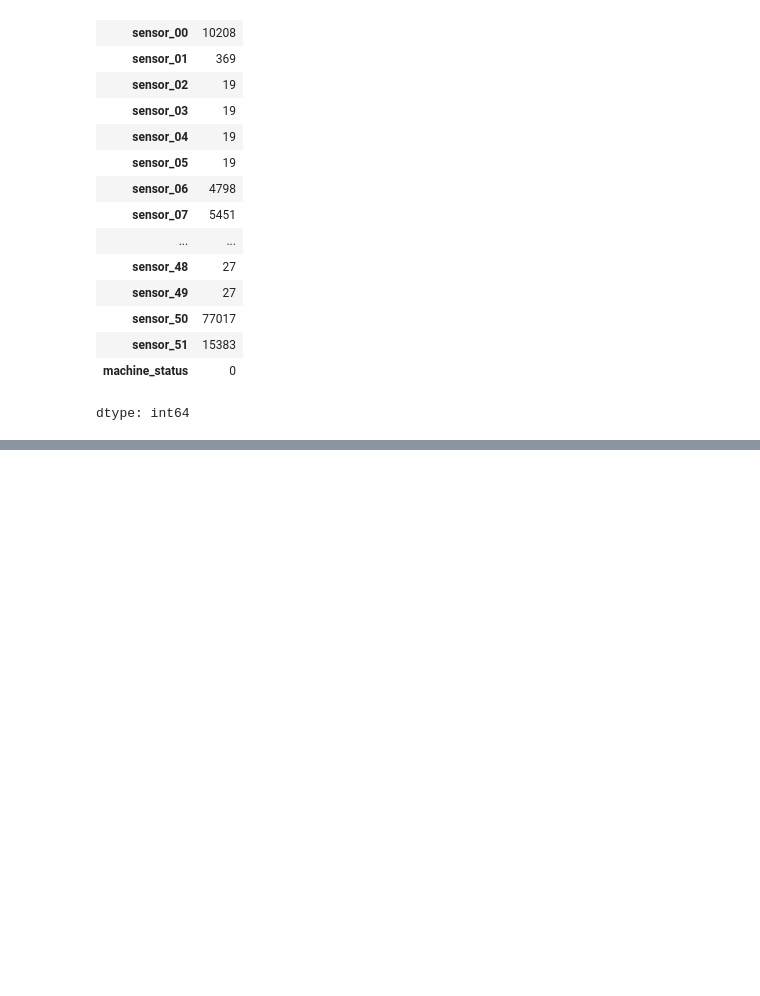
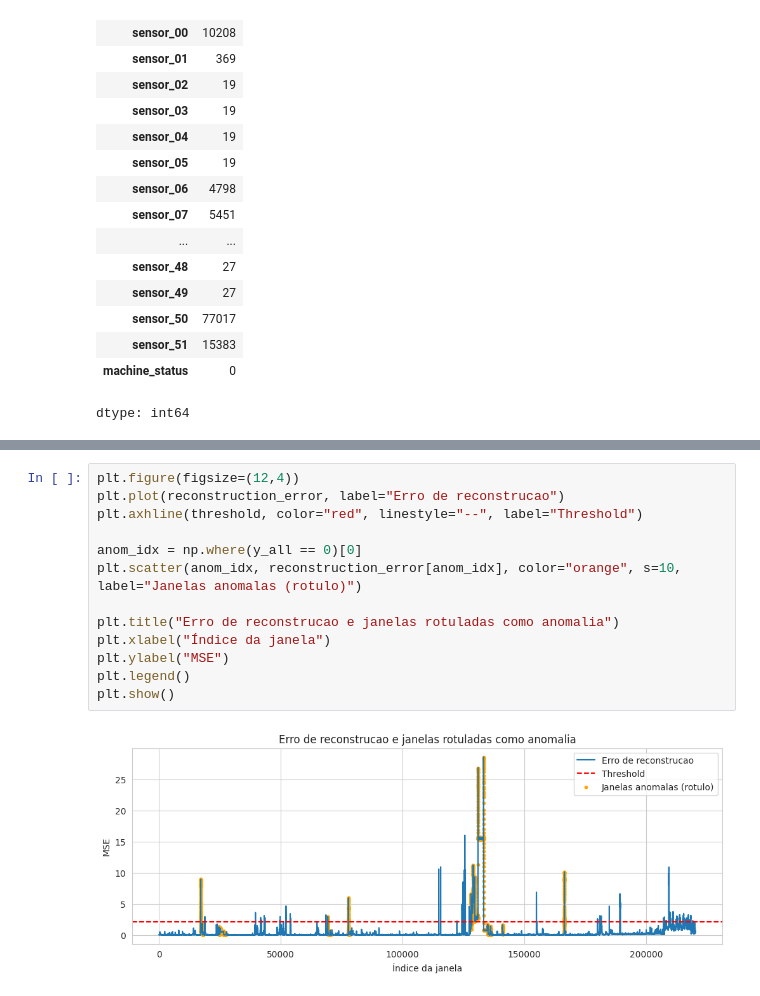
Before and after one commit to ChristianSF/Introduction_to_Artificial_Neural_Networks, a Jupyter notebook: Mestrado/Projeto5_LSTM.ipynb, the cells around one changed output, grey strips where cells are left out. Drawn from its saved outputs; the diff is of its cells as text; blank space fills up the shorter version.

```diff
--- a/Mestrado/Projeto5_LSTM.ipynb
+++ b/Mestrado/Projeto5_LSTM.ipynb
@@ -84,0 +342,15 @@ dtype: int64
+# %%
+plt.figure(figsize=(12,4))
+plt.plot(reconstruction_error, label="Erro de reconstrucao")
+plt.axhline(threshold, color="red", linestyle="--", label="Threshold")
+
+anom_idx = np.where(y_all == 0)[0]
+plt.scatter(anom_idx, reconstruction_error[anom_idx], color="orange", s=10, label="Janelas anomalas (rotulo)")
+
+plt.title("Erro de reconstrucao e janelas rotuladas como anomalia")
+plt.xlabel("Índice da janela")
+plt.ylabel("MSE")
+plt.legend()
+plt.show()
+# %% [output]
+[figure, added]
```
Also changed, not shown: parts of 41 cells of this notebook.
